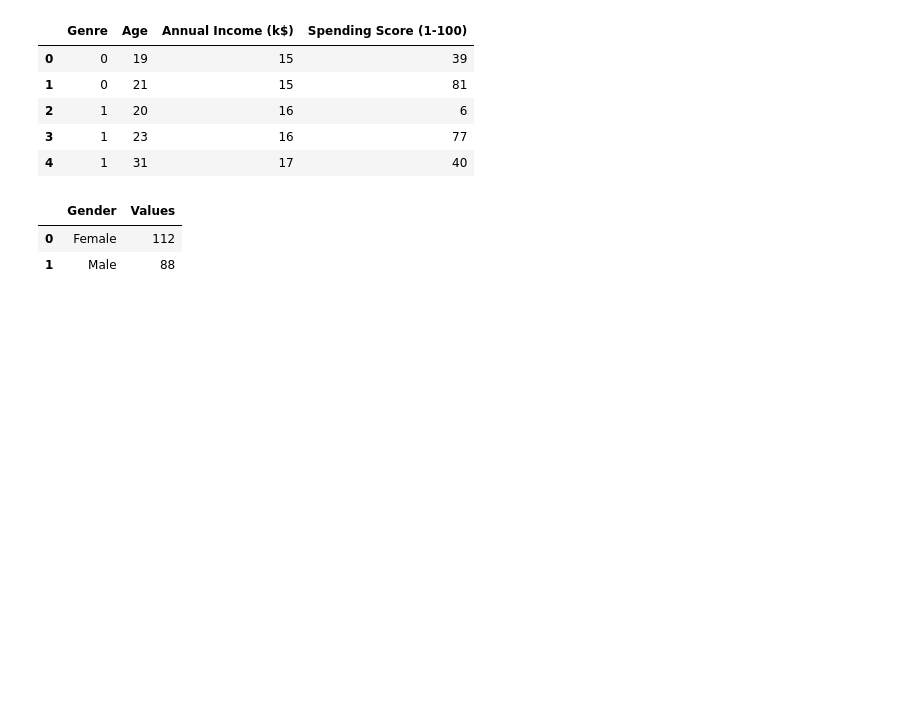
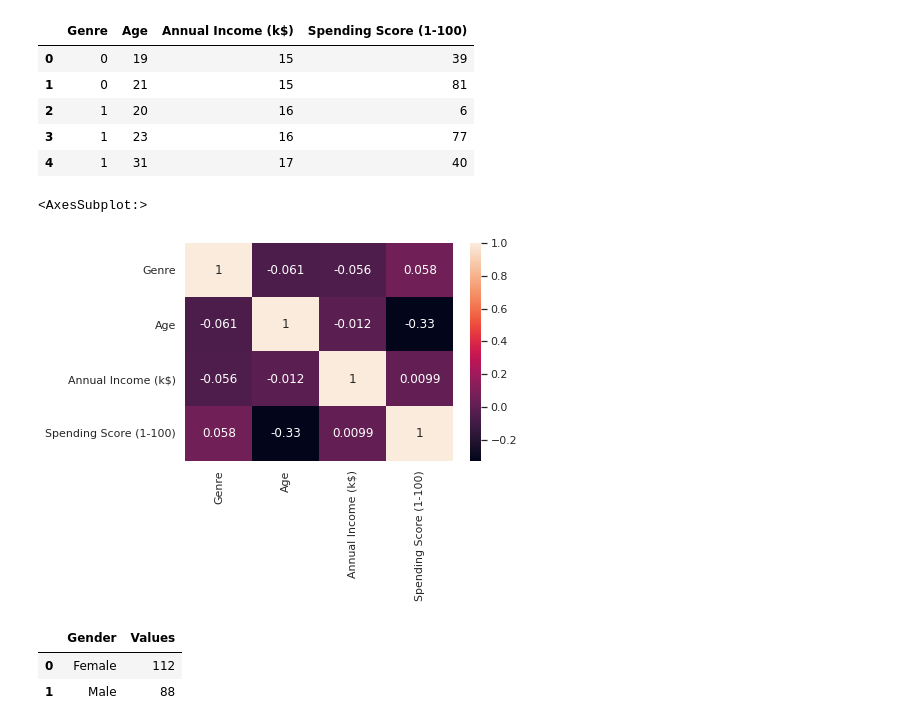
Before and after one commit to WorldWideWest/marketingAutomation, a Jupyter notebook: notebooks/KMEANS.ipynb, the cells around one changed output. Cells and saved outputs as stored; diff of their text form; code cells hidden in the pictures; blank space fills up the shorter version.

```diff
--- a/notebooks/KMEANS.ipynb
+++ b/notebooks/KMEANS.ipynb
@@ -26,6 +26,11 @@ data.head()
 | 2 | 1 | 20 | 16 | 6 |
 | 3 | 1 | 23 | 16 | 77 |
 | 4 | 1 | 31 | 17 | 40 |
+# %%
+sns.heatmap(data.corr(), annot = True)
+# %% [output]
+<AxesSubplot:>
+[figure, added]
 # %%
 gender = pd.DataFrame({
     "Gender": ['Female', 'Male'],
```
Also changed, not shown: parts of 5 cells of this notebook.
